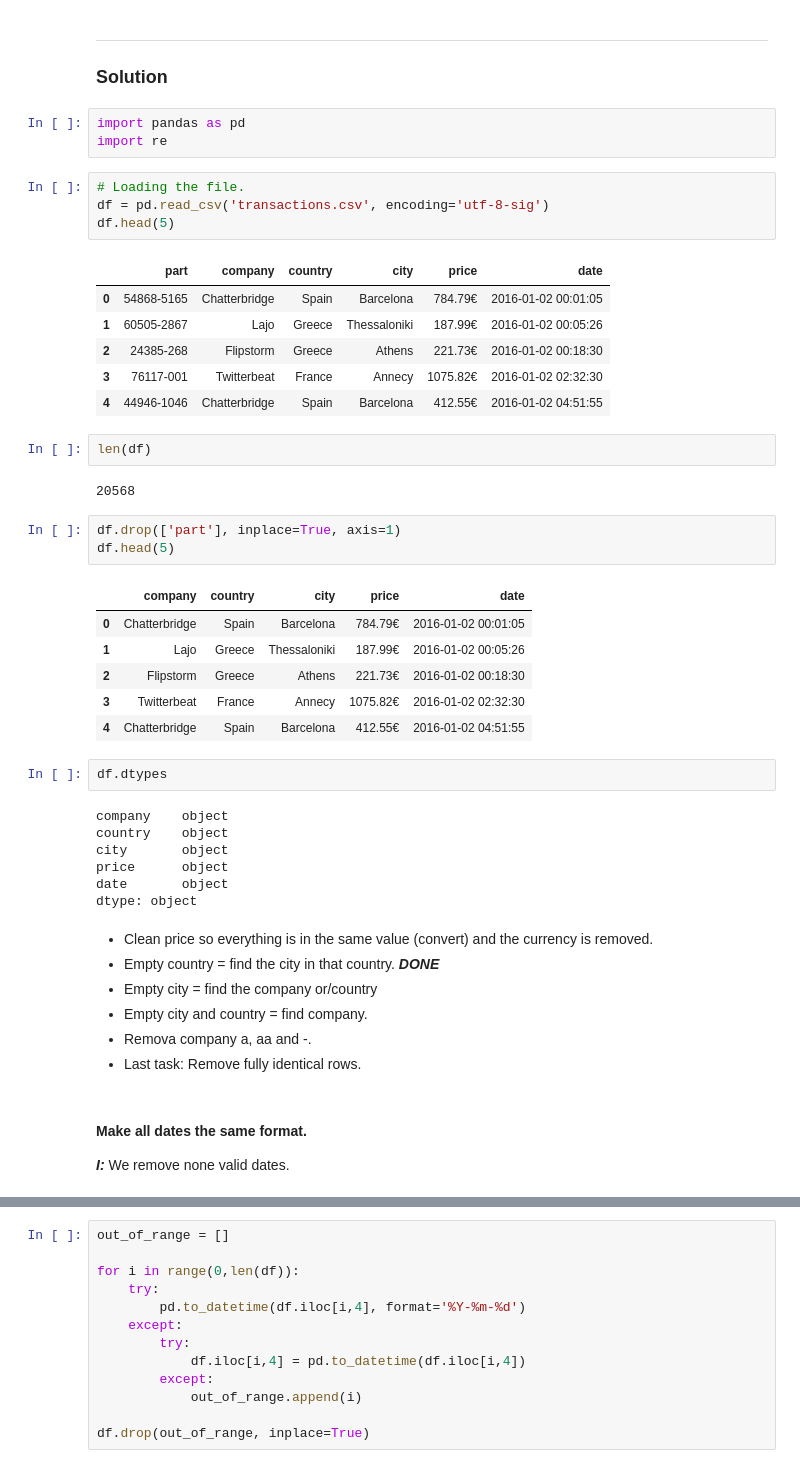
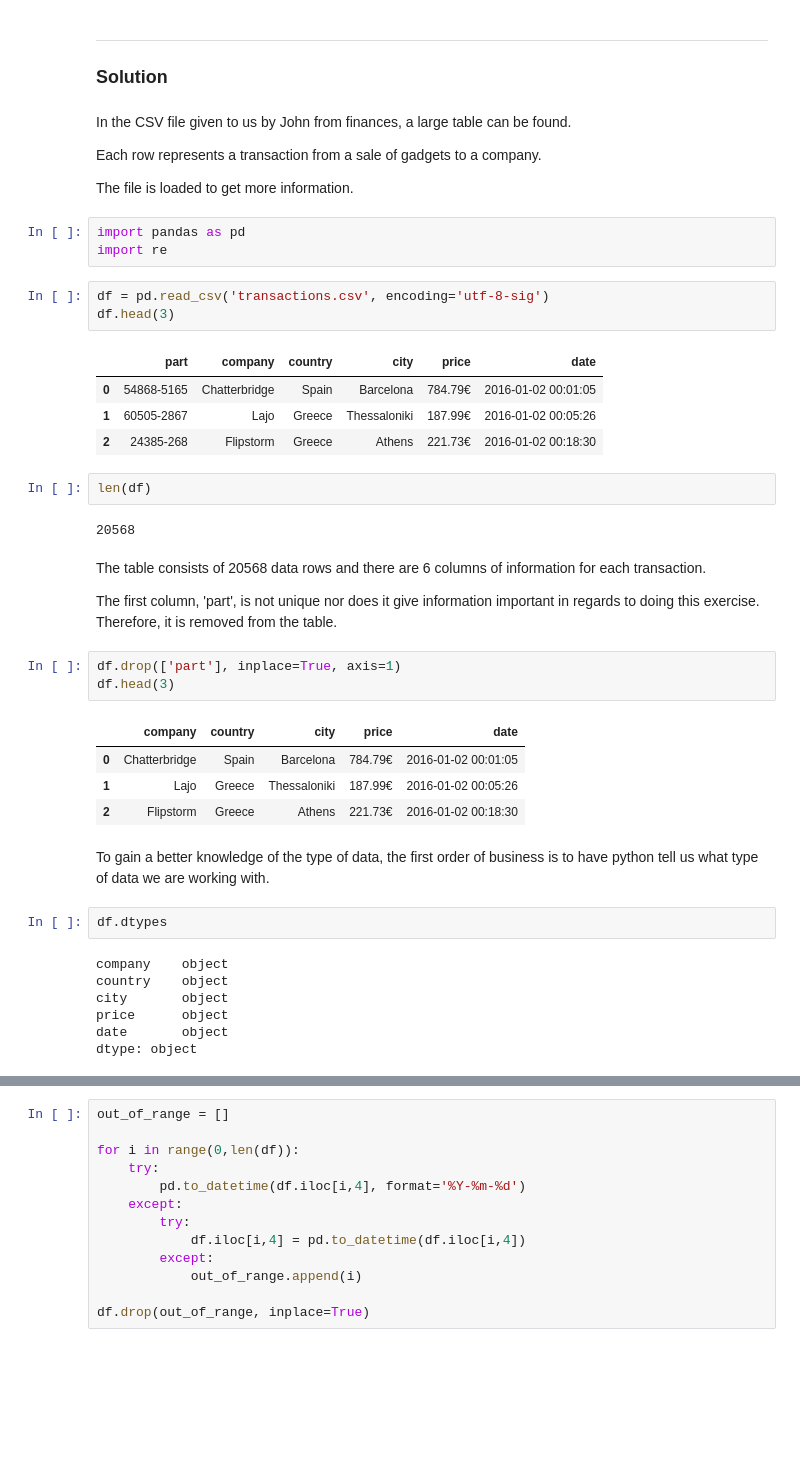
Before and after one commit to vincentvendius/Computational-tools-project-1, a Jupyter notebook: Project1_CustomerDatabase.ipynb, the cells around one changed output, grey strips where cells are left out. Cells and saved outputs as stored; diff of their text form; blank space fills up the shorter version.

```diff
--- a/Project1_CustomerDatabase.ipynb
+++ b/Project1_CustomerDatabase.ipynb
@@ -38,34 +38,41 @@ In this part you should:
 # %% [markdown]
 ---
 ### Solution
+# %% [markdown]
+In the CSV file given to us by John from finances, a large table can be found.
+
+Each row represents a transaction from a sale of gadgets to a company.
+
+The file is loaded to get more information.
 # %%
 import pandas as pd
 import re
 # %%
-# Loading the file.
 df = pd.read_csv('transactions.csv', encoding='utf-8-sig')
-df.head(5)
+df.head(3)
 # %% [output]
 |  | part | company | country | city | price | date |
 | 0 | 54868-5165 | Chatterbridge | Spain | Barcelona | 784.79€ | 2016-01-02 00:01:05 |
 | 1 | 60505-2867 | Lajo | Greece | Thessaloniki | 187.99€ | 2016-01-02 00:05:26 |
 | 2 | 24385-268 | Flipstorm | Greece | Athens | 221.73€ | 2016-01-02 00:18:30 |
-| 3 | 76117-001 | Twitterbeat | France | Annecy | 1075.82€ | 2016-01-02 02:32:30 |
-| 4 | 44946-1046 | Chatterbridge | Spain | Barcelona | 412.55€ | 2016-01-02 04:51:55 |
 # %%
 len(df)
 # %% [output]
 20568
+# %% [markdown]
+The table consists of 20568 data rows and there are 6 columns of information for each transaction.
+
+The first column, 'part', is not unique nor does it give information important in regards to doing this exercise. Therefore, it is removed from the table.
 # %%
 df.drop(['part'], inplace=True, axis=1)
-df.head(5)
+df.head(3)
 # %% [output]
 |  | company | country | city | price | date |
 | 0 | Chatterbridge | Spain | Barcelona | 784.79€ | 2016-01-02 00:01:05 |
 | 1 | Lajo | Greece | Thessaloniki | 187.99€ | 2016-01-02 00:05:26 |
 | 2 | Flipstorm | Greece | Athens | 221.73€ | 2016-01-02 00:18:30 |
-| 3 | Twitterbeat | France | Annecy | 1075.82€ | 2016-01-02 02:32:30 |
-| 4 | Chatterbridge | Spain | Barcelona | 412.55€ | 2016-01-02 04:51:55 |
+# %% [markdown]
+To gain a better knowledge of the type of data, the first order of business is to have python tell us what type of data we are working with.
 # %%
 df.dtypes
 # %% [output]
@@ -75,14 +82,3 @@ city       object
 price      object
 date       object
 dtype: object
-# %% [markdown]
-- Clean price so everything is in the same value (convert) and the currency is removed.
-- Empty country = find the city in that country. ***DONE***
-- Empty city = find the company or/country
-- Empty city and country = find company.
-- Remova company a, aa and -.
-- Last task: Remove fully identical rows.
-# %% [markdown]
-#### Make all dates the same format.
-
-***I:*** We remove none valid dates.
```
Also changed, not shown: parts of 92 cells of this notebook.
